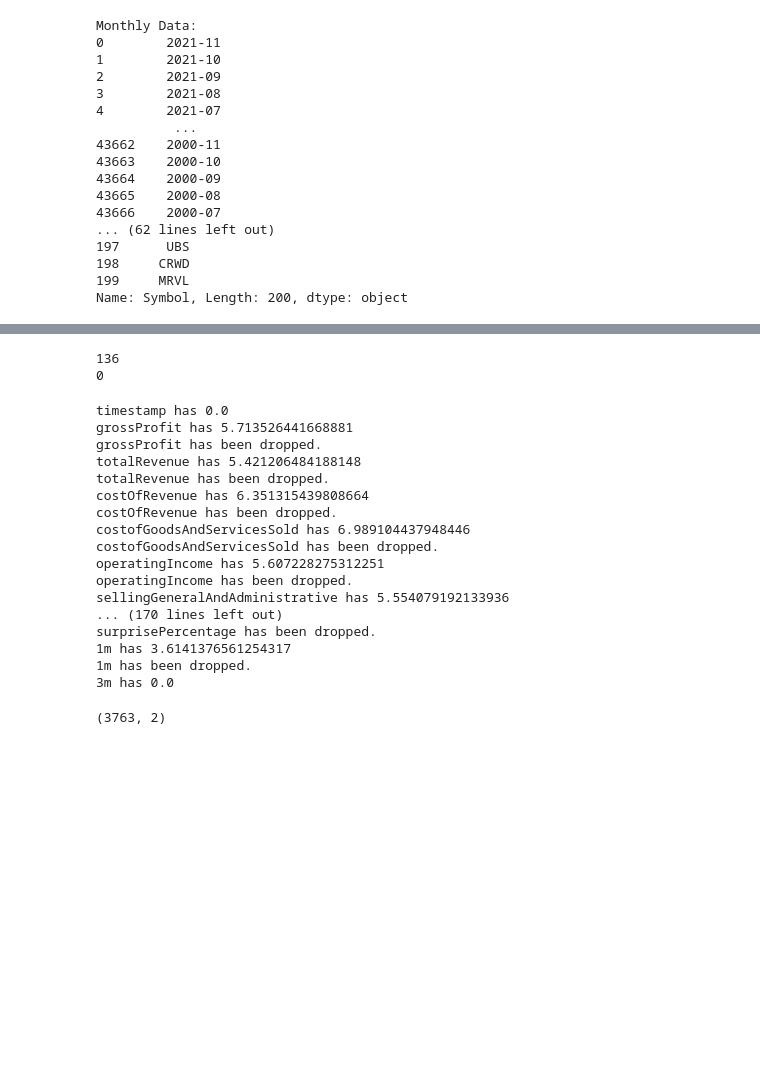
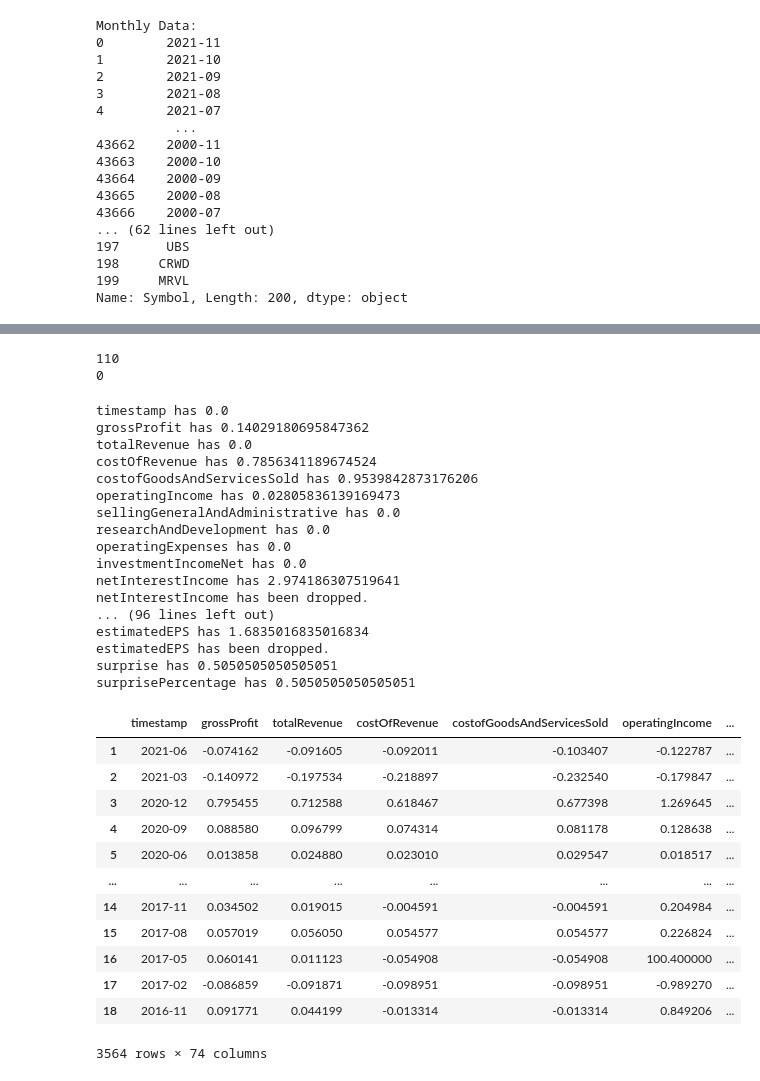
Before and after one commit to samgun-6/Stoink, a Jupyter notebook: src/CorrAllFeats.ipynb, the cells around one changed output, grey strips where cells are left out. Drawn from its saved outputs; the diff is of its cells as text; code cells hidden in the pictures; blank space fills up the shorter version.

Commit message:
added percentage instead of dollar values

```diff
--- a/src/CorrAllFeats.ipynb
+++ b/src/CorrAllFeats.ipynb
@@ -174,7 +174,6 @@ for tickerSymbol in TickerSymbols["Symbol"]:
 
     # Removing the first row, because we do not have a label for it, 3 months have not passed yet for us to get the end price of the 3 month cycle
     merged_df.drop(index=merged_df.index[0], axis=0, inplace=True)
-    merged_df.drop(index=merged_df.index[0], axis=0, inplace=True)
 
     # Also dropping columns that we do not need, symbol, Symbol, open, high, low, close, volume etc.
     merged_df.drop(['open','high','low','volume', "close"], axis=1, inplace=True)
@@ -194,12 +193,15 @@ for tickerSymbol in TickerSymbols["Symbol"]:
     #print(str(col) + " Percentage difference: ")
     #print(merged_df.head(10))
 
+    merged_df.drop(index=merged_df.index[-1], axis=0, inplace=True)
 
     final_df = pd.concat([final_df, merged_df], axis=0)
 
-print(final_df.head(25))
-sub_df = final_df.loc[merged_df["1m"] > 1]
-print(sub_df)
+    for col in final_df.columns:
+        if col != "timestamp":
+            if col != "1m":
+                if col != "3m":
+                    final_df[col] = final_df[col].replace(np.nan, final_df[col].mean())
 # %% [output]
 A value is trying to be set on a copy of a slice from a DataFrame
 
@@ -250,42 +235,62 @@ print(final_df[cat].head(20))
 print(final_df["1m"].isna().sum())
 print(final_df["3m"].isna().sum())
 # %% [output]
-136
+110
 0
 # %%
 # deleting columns with more than 1 % nan values
 m = len(final_df)
 for col in merged_df.columns:
-    if col != "1m" or col != "3m":
-        percentageNan = ((final_df[col].isnull().sum()/m)*100)
-        print(str(col) + " has " + str(percentageNan))
+    if col != "1m" :
+        if col != "3m" :
+            percentageNan = ((final_df[col].isnull().sum()/m)*100)
+            print(str(col) + " has " + str(percentageNan))
 
-        if ((final_df[col].isnull().sum()/m)*100) >= 0.1:
-            final_df.drop(col, axis=1, inplace=True)
-            print(str(col) + " has been dropped.")
+            if ((final_df[col].isnull().sum()/m)*100) >= 1:
+                final_df.drop(col, axis=1, inplace=True)
+                print(str(col) + " has been dropped.")
 # %% [output]
 timestamp has 0.0
-grossProfit has 5.713526441668881
-grossProfit has been dropped.
-totalRevenue has 5.421206484188148
-totalRevenue has been dropped.
-costOfRevenue has 6.351315439808664
-costOfRevenue has been dropped.
-costofGoodsAndServicesSold has 6.989104437948446
-costofGoodsAndServicesSold has been dropped.
-operatingIncome has 5.607228275312251
-operatingIncome has been dropped.
-sellingGeneralAndAdministrative has 5.554079192133936
-... (170 lines left out)
-surprisePercentage has been dropped.
-1m has 3.6141376561254317
-1m has been dropped.
-3m has 0.0
+grossProfit has 0.14029180695847362
+totalRevenue has 0.0
+costOfRevenue has 0.7856341189674524
+costofGoodsAndServicesSold has 0.9539842873176206
+operatingIncome has 0.02805836139169473
+sellingGeneralAndAdministrative has 0.0
+researchAndDevelopment has 0.0
+operatingExpenses has 0.0
+investmentIncomeNet has 0.0
+netInterestIncome has 2.974186307519641
+netInterestIncome has been dropped.
+... (96 lines left out)
+estimatedEPS has 1.6835016835016834
+estimatedEPS has been dropped.
+surprise has 0.5050505050505051
+surprisePercentage has 0.5050505050505051
 # %%
 final_df.isnull().sum()
-final_df.shape
+
+for col in final_df.columns:
+    if col != "timestamp":
+        if col != "1m":
+            if col != "3m":
+                final_df[col] = final_df[col].replace(np.inf, final_df[col].mean())
+
+final_df
 # %% [output]
+|  | timestamp | grossProfit | totalRevenue | costOfRevenue | costofGoodsAndServicesSold | operatingIncome | ... |
+| 1 | 2021-06 | -0.074162 | -0.091605 | -0.092011 | -0.103407 | -0.122787 | ... |
+| 2 | 2021-03 | -0.140972 | -0.197534 | -0.218897 | -0.232540 | -0.179847 | ... |
+| 3 | 2020-12 | 0.795455 | 0.712588 | 0.618467 | 0.677398 | 1.269645 | ... |
+| 4 | 2020-09 | 0.088580 | 0.096799 | 0.074314 | 0.081178 | 0.128638 | ... |
+| 5 | 2020-06 | 0.013858 | 0.024880 | 0.023010 | 0.029547 | 0.018517 | ... |
+| ... | ... | ... | ... | ... | ... | ... | ... |
+| 14 | 2017-11 | 0.034502 | 0.019015 | -0.004591 | -0.004591 | 0.204984 | ... |
+| 15 | 2017-08 | 0.057019 | 0.056050 | 0.054577 | 0.054577 | 0.226824 | ... |
+| 16 | 2017-05 | 0.060141 | 0.011123 | -0.054908 | -0.054908 | 100.400000 | ... |
+| 17 | 2017-02 | -0.086859 | -0.091871 | -0.098951 | -0.098951 | -0.989270 | ... |
+| 18 | 2016-11 | 0.091771 | 0.044199 | -0.013314 | -0.013314 | 0.849206 | ... |
-(3763, 2)
+3564 rows × 74 columns
 # %%
 # correlation calculation
 feature_corr = final_df.copy().corr()
```
Also changed, not shown: parts of 4 cells of this notebook.
